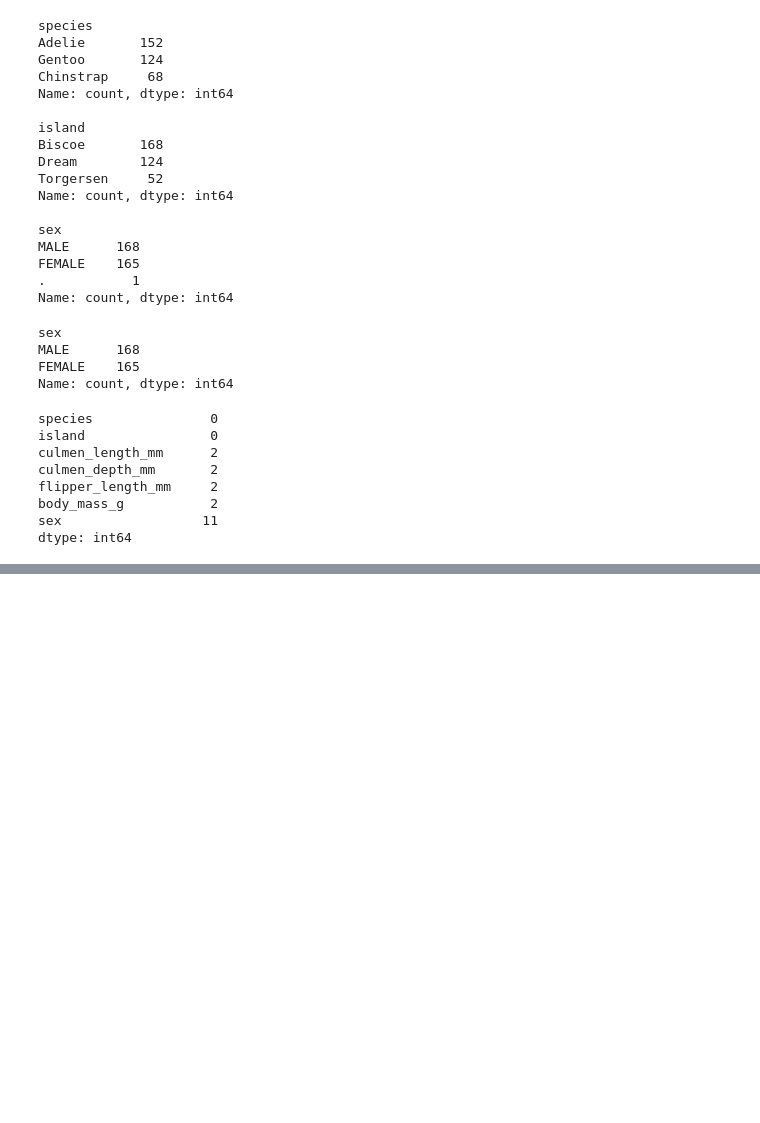
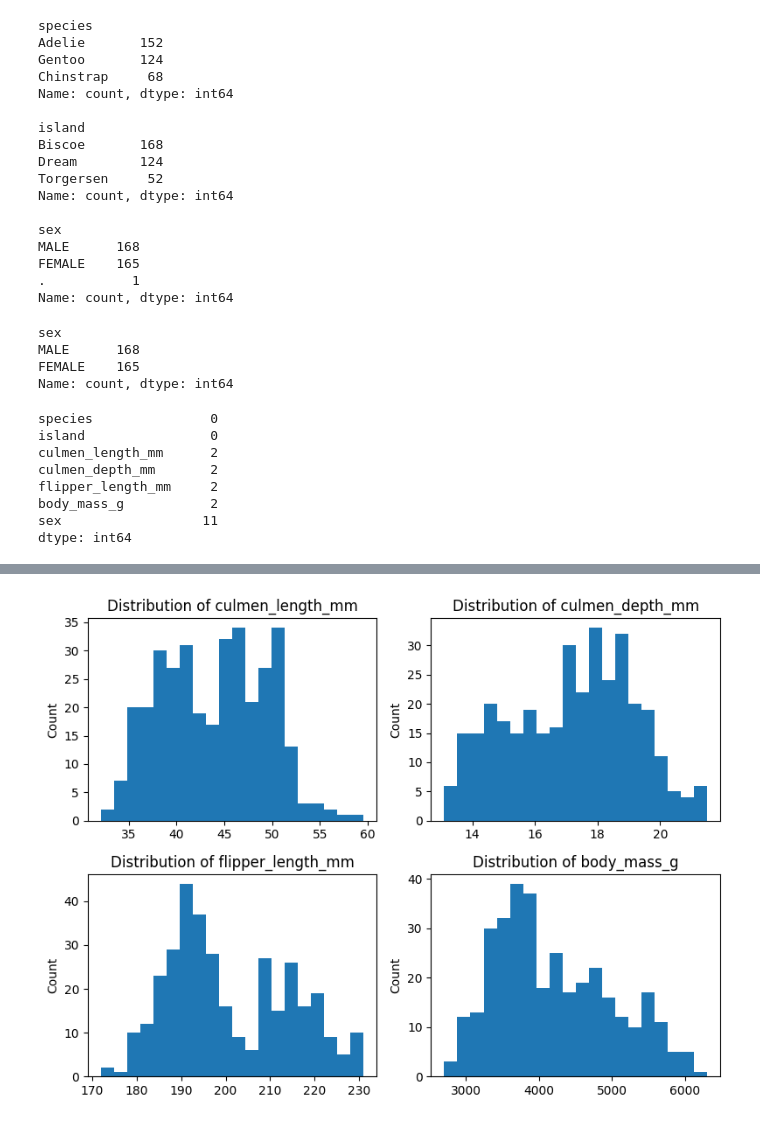
Before and after one commit to apanfilov/ml.school, a Jupyter notebook: program_code/data_analysis.ipynb, the cells around one changed output, grey strips where cells are left out. Cells and saved outputs as stored; diff of their text form; code cells hidden in the pictures; blank space fills up the shorter version.

```diff
--- a/program_code/data_analysis.ipynb
+++ b/program_code/data_analysis.ipynb
@@ -105,0 +119,23 @@ plt.show()
+# %%
+fig, axs = plt.subplots(2, 2, figsize=(8, 6))
+
+axs[0, 0].hist(penguins["culmen_length_mm"], bins=20)
+axs[0, 0].set_ylabel("Count")
+axs[0, 0].set_title("Distribution of culmen_length_mm")
+
+axs[0, 1].hist(penguins["culmen_depth_mm"], bins=20)
+axs[0, 1].set_ylabel("Count")
+axs[0, 1].set_title("Distribution of culmen_depth_mm")
+
+axs[1, 0].hist(penguins["flipper_length_mm"], bins=20)
+axs[1, 0].set_ylabel("Count")
+axs[1, 0].set_title("Distribution of flipper_length_mm")
+
+axs[1, 1].hist(penguins["body_mass_g"], bins=20)
+axs[1, 1].set_ylabel("Count")
+axs[1, 1].set_title("Distribution of body_mass_g")
+
+plt.tight_layout()
+plt.show()
+# %% [output]
+[figure, added]
```
Also changed, not shown: parts of 6 cells of this notebook.
